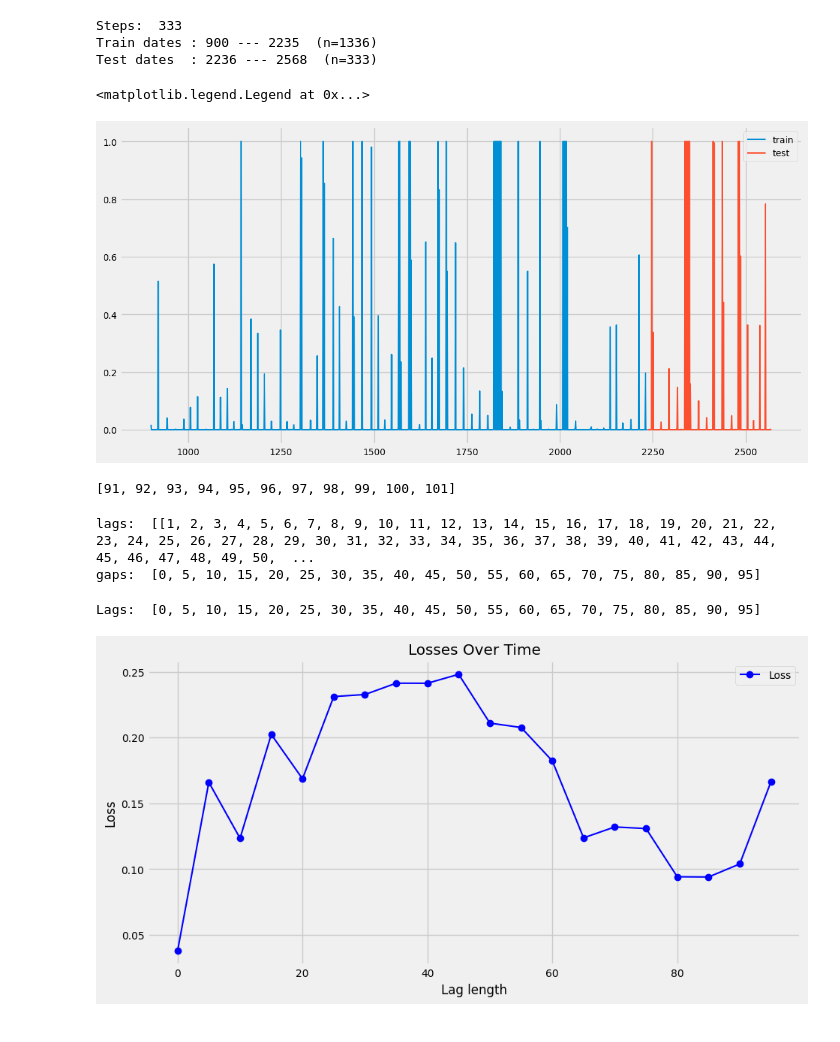
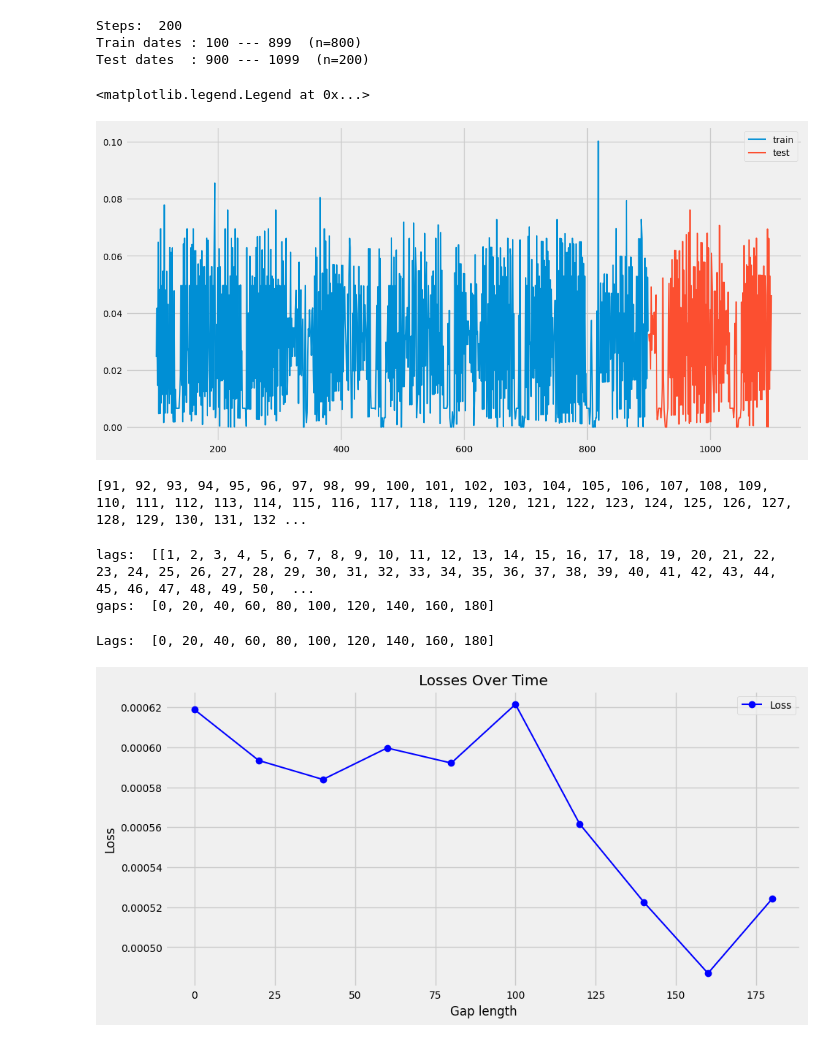
Before and after one commit to yaoyanglee/network-prediction, a Jupyter notebook: RFR_model/optimal_gap.ipynb, the cells around one changed output. Drawn from its saved outputs; the diff is of its cells as text; code cells hidden in the pictures.

```diff
--- a/RFR_model/optimal_gap.ipynb
+++ b/RFR_model/optimal_gap.ipynb
@@ -91,3 +63,9 @@ IAT and payload length different number of elements
+# %%
+csv_file1 = r'C:\Users\yylee\OneDrive\Desktop\yylee\network-pred\network-prediction\dataset_exploration\saved_dataframes\biflow_15.csv'
+
+test_IAT = pd.read_csv(csv_file1)
+
+test_IAT = test_IAT[100:1100]
 # %%
 # Split data into train-test
 # ==============================================================================
@@ -111,11 +89,11 @@ data_train['Interarrival_scaled'].plot(ax=ax, label='train')
 data_test['Interarrival_scaled'].plot(ax=ax, label='test')
 ax.legend()
 # %% [output]
-Steps:  333
-Train dates : 900 --- 2235  (n=1336)
-Test dates  : 2236 --- 2568  (n=333)
+Steps:  200
+Train dates : 100 --- 899  (n=800)
+Test dates  : 900 --- 1099  (n=200)
 <matplotlib.legend.Legend at 0x...>
-[figure, old version]
+[figure, new version]
 # %%
 def get_lag_list(lag, gap=None):
     """
@@ -136,9 +114,9 @@ def get_lag_list(lag, gap=None):
 
 # get_lag_list(steps, 0)
 # %%
-print(get_lag_list(101, 90))
+print(get_lag_list(200, 90))
 # %% [output]
-[91, 92, 93, 94, 95, 96, 97, 98, 99, 100, 101]
+[91, 92, 93, 94, 95, 96, 97, 98, 99, 100, 101, 102, 103, 104, 105, 106, 107, 108, 109, 110, 111, 112, 113, 114, 115, 116, 117, 118, 119, 120, 121, 122, 123, 124, 125, 126, 127, 128, 129, 130, 131, 132 ...
 # %%
 from tqdm import tqdm
 
@@ -148,7 +126,7 @@ def optimal_gap(data_train, data_test, lag, start, end, step=1):
     lags = []
 
     for gap in range(start, end, step):
-        if gap >= end - step:
+        if gap > end - step:
             break
 
         # print("gap: ", gap)
@@ -167,7 +145,7 @@ def optimal_gap(data_train, data_test, lag, start, end, step=1):
 
         forecaster.fit(y=data_train['Interarrival_scaled'])
 
-        predictions = forecaster.predict(steps=steps)
+        predictions = forecaster.predict(steps=200)
 
         error_mse = mean_squared_error(
             y_true=data_test['Interarrival_scaled'],
@@ -178,26 +156,26 @@ def optimal_gap(data_train, data_test, lag, start, end, step=1):
 
     return losses, gaps
 # %%
-losses, gaps = optimal_gap(data_train, data_test, 101, 0, 101, 5)
+losses, gaps = optimal_gap(data_train, data_test, 200, 0, 200, 20)
 
 print("Lags: ", gaps)
 # lags = list(range(steps, len(data_train), 10))
 
 # Ensure the length of losses matches the length of lags
 if len(losses) != len(gaps):
     raise ValueError(
         "The length of losses must match the number of lags generated by the specified range.")
 
 plt.figure(figsize=(10, 5))
 plt.plot(gaps, losses, marker='o', linestyle='-', color='b', label='Loss')
 plt.title('Losses Over Time')
-plt.xlabel('Lag length')
+plt.xlabel('Gap length')
 plt.ylabel('Loss')
 plt.legend()
 plt.grid(True)
 # %% [output]
 lags:  [[1, 2, 3, 4, 5, 6, 7, 8, 9, 10, 11, 12, 13, 14, 15, 16, 17, 18, 19, 20, 21, 22, 23, 24, 25, 26, 27, 28, 29, 30, 31, 32, 33, 34, 35, 36, 37, 38, 39, 40, 41, 42, 43, 44, 45, 46, 47, 48, 49, 50,  ...
-gaps:  [0, 5, 10, 15, 20, 25, 30, 35, 40, 45, 50, 55, 60, 65, 70, 75, 80, 85, 90, 95]
+gaps:  [0, 20, 40, 60, 80, 100, 120, 140, 160, 180]
-Lags:  [0, 5, 10, 15, 20, 25, 30, 35, 40, 45, 50, 55, 60, 65, 70, 75, 80, 85, 90, 95]
+Lags:  [0, 20, 40, 60, 80, 100, 120, 140, 160, 180]
-[figure, old version]
+[figure, new version]
 # %%
```
Also changed, not shown: parts of 13 cells of this notebook, 32 other files.
